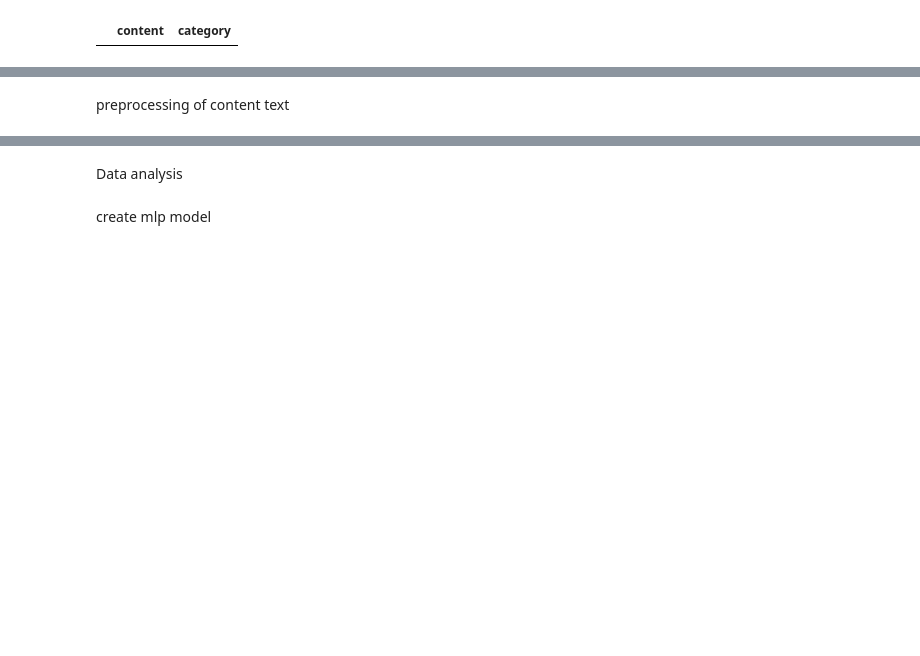
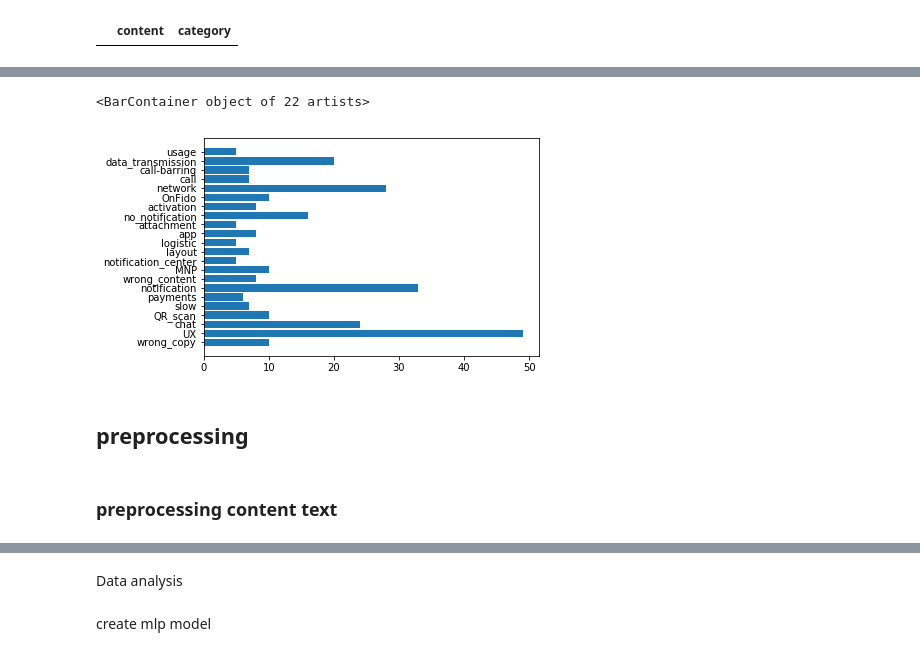
Before and after one commit to t1slowik/DOP-multilabel, a Jupyter notebook: DOP_fasttext.ipynb, the cells around one changed output, grey strips where cells are left out. Cells and saved outputs as stored; diff of their text form; code cells hidden in the pictures; blank space fills up the shorter version.

```diff
--- a/DOP_fasttext.ipynb
+++ b/DOP_fasttext.ipynb
@@ -77,0 +94,5 @@ załadowanie słowników tłumaczeń
+# %%
+plt.barh(list(pruned_label_count.keys()),list(pruned_label_count.values()))
+# %% [output]
+<BarContainer object of 22 artists>
+[figure, added]
@@ -78,9 +102,11 @@ załadowanie słowników tłumaczeń
+# %% [markdown]
+## preprocessing
+# %% [markdown]
+### preprocessing content text
 # %%
 # Słownik synonimów / podmian
 
 podmiany=pd.read_excel(os.path.join(datapath,'preproc_dict.xlsx'))
-# %% [markdown]
-preprocessing of content text
 # %%
 def preprocess_texts(raw_texts,replacements):
     """
```
Also changed, not shown: parts of 48 cells of this notebook.
